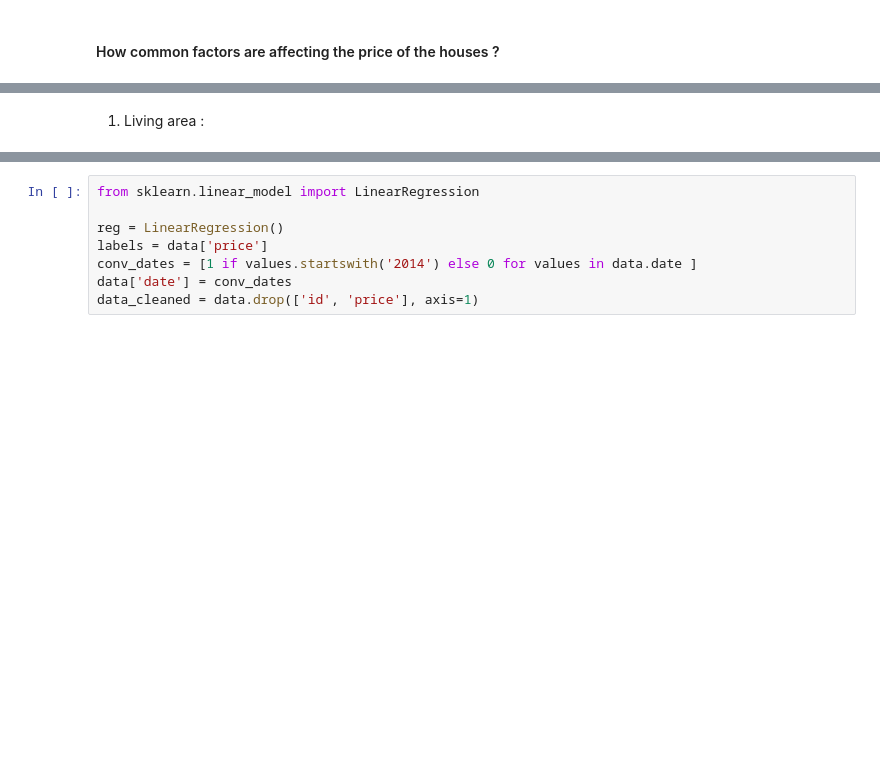
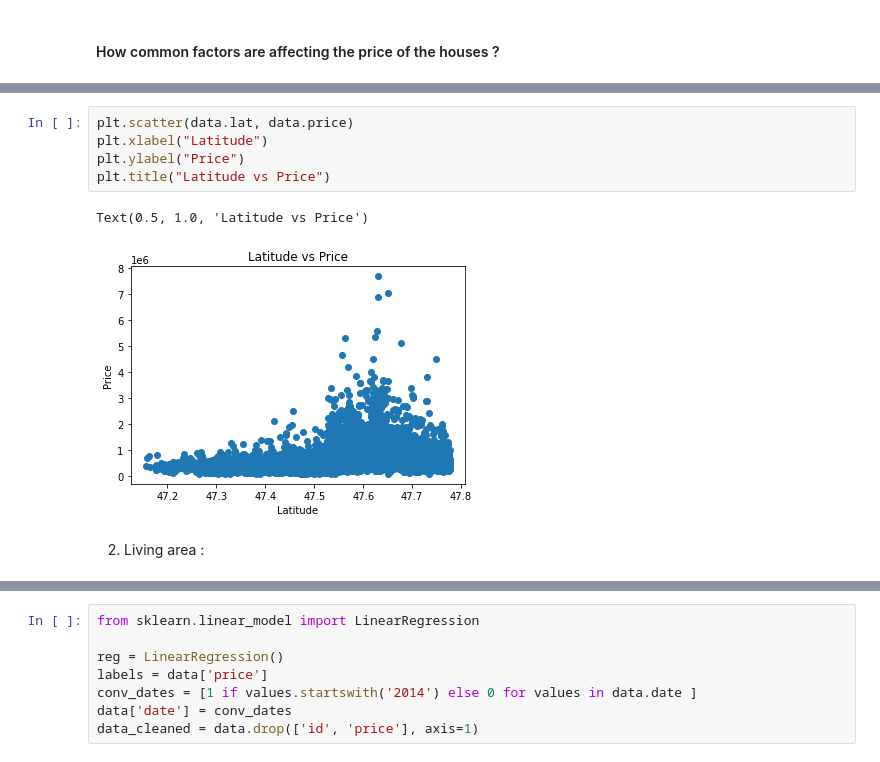
Before and after one commit to nitron-alpha-kplr/Machine-Learning-workshop, a Jupyter notebook: 03 - USE CASE/House Price Prediction.ipynb, the cells around one changed output, grey strips where cells are left out. Cells and saved outputs as stored; diff of their text form; blank space fills up the shorter version.

```diff
--- a/03 - USE CASE/House Price Prediction.ipynb
+++ b/03 - USE CASE/House Price Prediction.ipynb
@@ -65,3 +100,11 @@ plt.show()
+# %%
+plt.scatter(data.lat, data.price)
+plt.xlabel("Latitude")
+plt.ylabel("Price")
+plt.title("Latitude vs Price")
+# %% [output]
+Text(0.5, 1.0, 'Latitude vs Price')
+[figure, added]
 # %% [markdown]
-1. Living area :
+2. Living area :
 # %%
```
Also changed, not shown: parts of 29 cells of this notebook, 2 other files.
